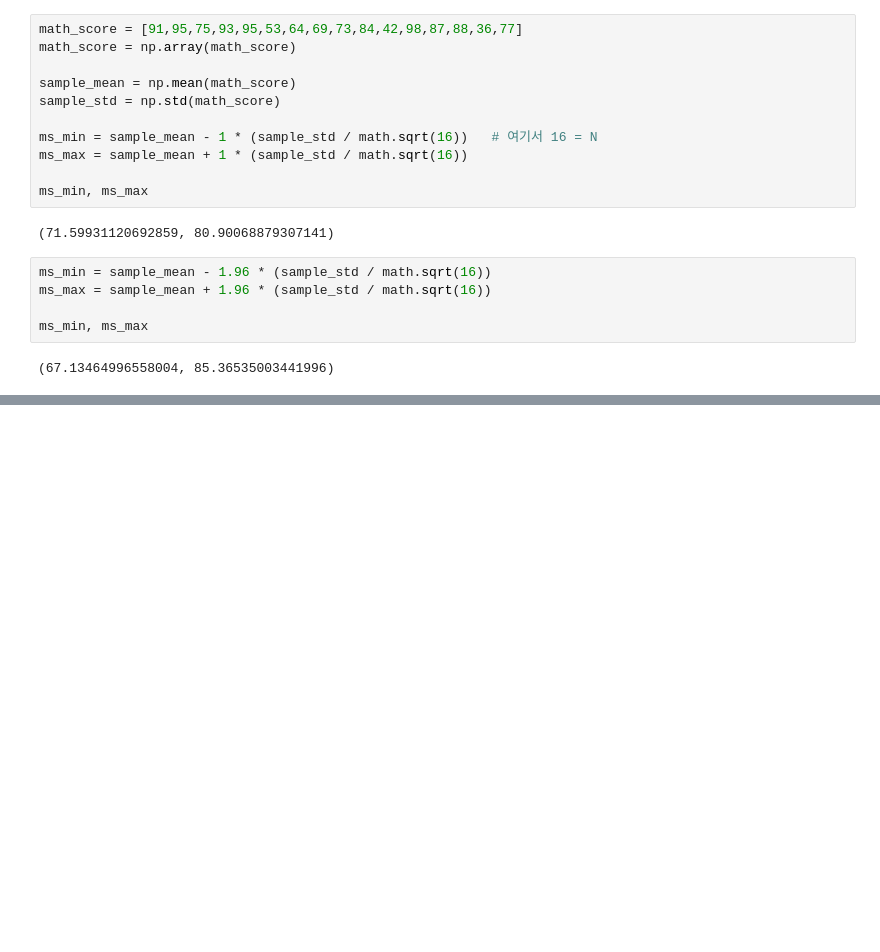
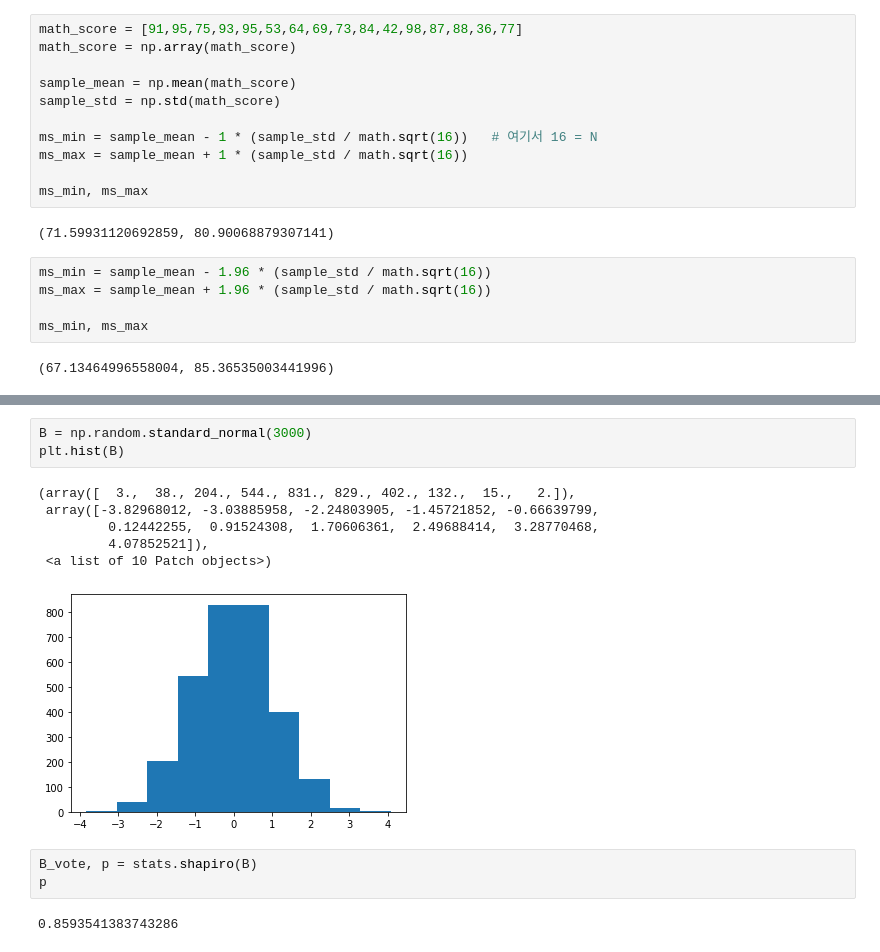
Before and after one commit to eaglehkim/python, a Jupyter notebook: prac2.ipynb, the cells around one changed output, grey strips where cells are left out. Cells and saved outputs as stored; diff of their text form; blank space fills up the shorter version.

```diff
--- a/prac2.ipynb
+++ b/prac2.ipynb
@@ -1768,0 +1903,15 @@ ms_min, ms_max
+# %%
+B = np.random.standard_normal(3000)
+plt.hist(B)
+# %% [output]
+(array([  3.,  38., 204., 544., 831., 829., 402., 132.,  15.,   2.]),
+ array([-3.82968012, -3.03885958, -2.24803905, -1.45721852, -0.66639799,
+         0.12442255,  0.91524308,  1.70606361,  2.49688414,  3.28770468,
+         4.07852521]),
+ <a list of 10 Patch objects>)
+[figure, added]
+# %%
+B_vote, p = stats.shapiro(B)
+p
+# %% [output]
+0.8593541383743286
```
Also changed, not shown: parts of 22 cells of this notebook.
